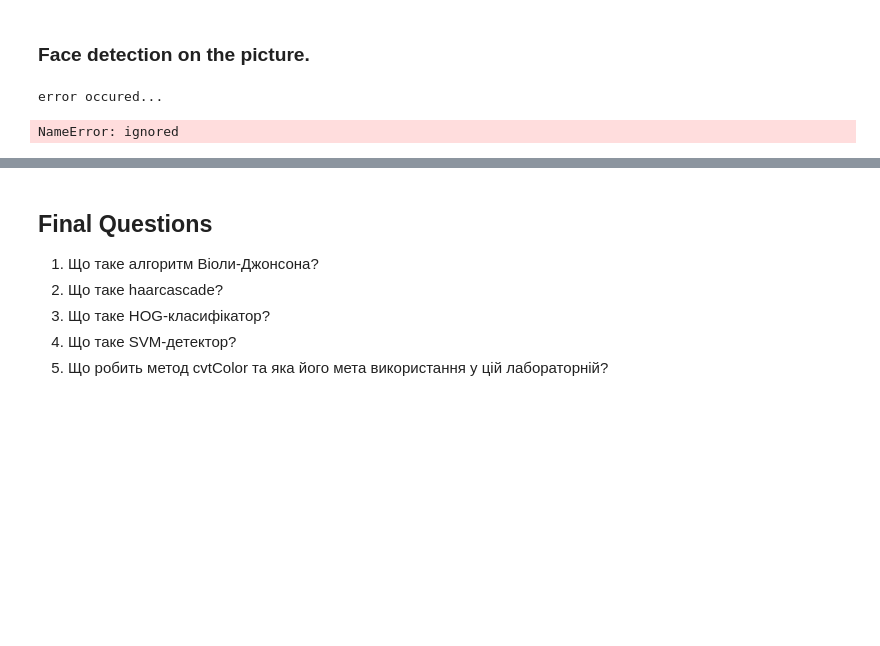
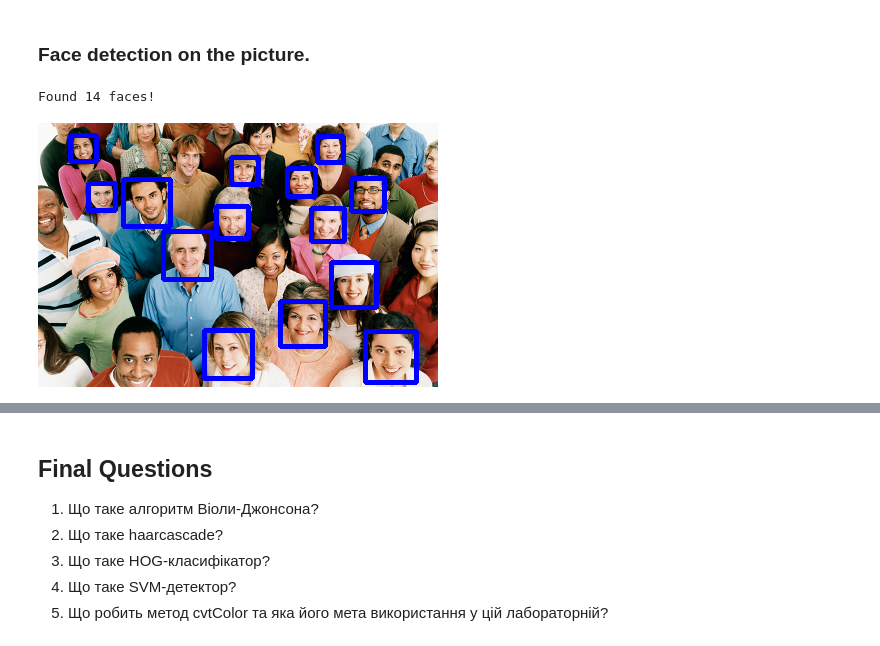
Before and after one commit to Dichik/y03t02-ai-in-computer-vision-tasks, a Jupyter notebook: assignment-2.ipynb, the cells around one changed output, grey strips where cells are left out. Cells and saved outputs as stored; diff of their text form; code cells hidden in the pictures; blank space fills up the shorter version.

Commit message:
assignment 2: add image detection (+ face, smile)

```diff
--- a/assignment-2.ipynb
+++ b/assignment-2.ipynb
@@ -34,5 +28,5 @@ class Config:
 # %%
 # defined constants for the assignment
-image_path = 'content/shrek.jpeg'
+image_path = '/content/people.jpeg'
 # %% [markdown]
 ### Face detection on the picture.
@@ -39,18 +35,13 @@ image_path = 'content/shrek.jpeg'
 # %%
-face_cascade = cv2.CascadeClassifier(cv2.data.haarcascades + 'haarcasacde_frontalface_default.xml') # What does it mean? research it deeper
-scaling_factor = 0.5 # FIXME move to Config class
+face_cascade = cv2.CascadeClassifier(cv2.data.haarcascades + 'haarcascade_frontalface_default.xml') # What does it mean? research it deeper
 frame = cv2.imread(image_path)
-try:
-  frame = cv2.resize(frame, None, fx=scaling_factor, fy=scaling_factor, interpolation=cv2.INTER_AREA)
-  face_rects = face_cascade.detectMultiScale(frame, scaleFactor=1.3, minNeighbors=5) # RESEARCH what exatcly is going on here
-except:
-  print("error occured...")
+frame = cv2.resize(frame, None, fx=Config.scaling_factor, fy=Config.scaling_factor, interpolation=cv2.INTER_AREA)
+face_rects = face_cascade.detectMultiScale(frame, scaleFactor=1.3, minNeighbors=5) # RESEARCH what exatctly is going on here
-# %% [output]
-error occured...
 # %%
 print(f"Found {len(face_rects)} faces!")
 for (x, y, w, h) in face_rects:
   cv2.rectangle(frame, (x, y), (x + w, y + h), (255, 0, 0), 3)
-cv2_imshow('Example', frame)
+cv2_imshow(frame)
 # %% [output]
-NameError: ignored
+Found 14 faces!
+[figure, added]
```
Also changed, not shown: parts of 5 cells of this notebook.
